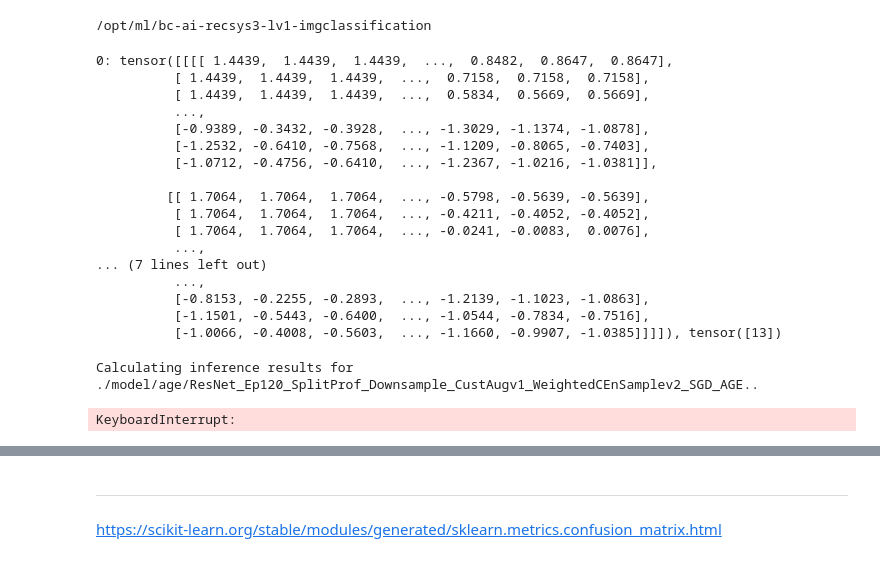
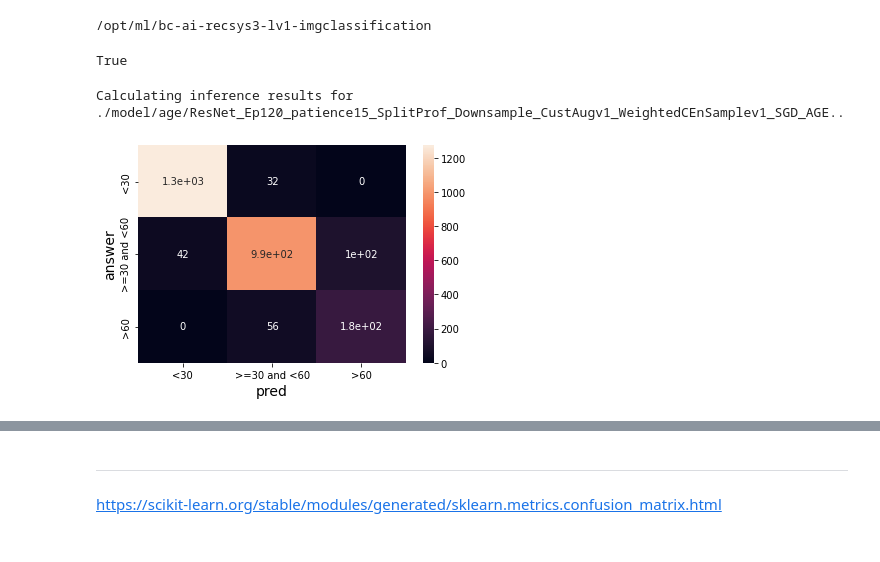
Before and after one commit to boostcampaitech3/level1-image-classification-level1-recsys-03, a Jupyter notebook: data_viz.ipynb, the cells around one changed output, grey strips where cells are left out. Drawn from its saved outputs; the diff is of its cells as text; code cells hidden in the pictures.

Commit message:
viz confusion matrix n model performance

```diff
--- a/data_viz.ipynb
+++ b/data_viz.ipynb
@@ -663,7 +666,7 @@ def get_dataloader(label: str='multi'):
         dataset,
         # batch_size=args.batch_size,
         num_workers=multiprocessing.cpu_count()//2,
-        # shuffle=True,
+        shuffle=True,
         pin_memory=use_cuda,
         drop_last=True,
         # sampler=sampler,
@@ -685,29 +688,6 @@ def get_dataloader(label: str='multi'):
     #         drop_last=False,
     #     )
     return dataloader
-# %%
-dataloader = get_dataloader()
-for idx, data in enumerate(dataloader):
-    print(f'{idx}: {data[0]}, {data[1]}')
-    break
-# %% [output]
-0: tensor([[[[ 1.4439,  1.4439,  1.4439,  ...,  0.8482,  0.8647,  0.8647],
-          [ 1.4439,  1.4439,  1.4439,  ...,  0.7158,  0.7158,  0.7158],
-          [ 1.4439,  1.4439,  1.4439,  ...,  0.5834,  0.5669,  0.5669],
-          ...,
-          [-0.9389, -0.3432, -0.3928,  ..., -1.3029, -1.1374, -1.0878],
-          [-1.2532, -0.6410, -0.7568,  ..., -1.1209, -0.8065, -0.7403],
-          [-1.0712, -0.4756, -0.6410,  ..., -1.2367, -1.0216, -1.0381]],
-
-         [[ 1.7064,  1.7064,  1.7064,  ..., -0.5798, -0.5639, -0.5639],
-          [ 1.7064,  1.7064,  1.7064,  ..., -0.4211, -0.4052, -0.4052],
-          [ 1.7064,  1.7064,  1.7064,  ..., -0.0241, -0.0083,  0.0076],
-          ...,
-... (7 lines left out)
-          ...,
-          [-0.8153, -0.2255, -0.2893,  ..., -1.2139, -1.1023, -1.0863],
-          [-1.1501, -0.5443, -0.6400,  ..., -1.0544, -0.7834, -0.7516],
-          [-1.0066, -0.4008, -0.5603,  ..., -1.1660, -0.9907, -1.0385]]]]), tensor([13])
 # %%
 from train import parse_model_param
 
@@ -749,7 +729,7 @@ class ModelEvaluator:
         # print(model_param)
         return model_param
 
-    def inference(self, model_param: dict=None):
+    def inference(self, n_samples: int=30000, model_param: dict=None):
         if model_param is None:
             model_param = self.model_param
 
@@ -761,7 +741,7 @@ class ModelEvaluator:
         params = parse_model_param(self.model_param['model_param'], pretrained=True)
 
         dataloader = get_dataloader(label)
-        preds = inference_model(dataloader, model_dir, model, self.num_classes_label[label], break_idx=3000, **params)
+        preds = inference_model(dataloader, model_dir, model, self.num_classes_label[label], 10000, **params)
         return preds
 
     def display_cfmatrix(self):
@@ -769,16 +749,19 @@ class ModelEvaluator:
             self.model_param['label'],
             self.model_param['num_classes'],
             self.ans,
-            self.pred
+            self.preds
         )
 
     def display_incorrect(self, n_display: int=10):
         show(self.wrong, n_display)
+# %%
+torch.cuda.is_available()
+# %% [output]
+True
 # %%
-script_age = 'python train.py --epochs 120 --dataset MaskSplitByProfileDataset --augmentation CustomAugmentation --model PretrainedModels --model_param resnet false --optimizer SGD --name ResNet_Ep120_SplitProf_Downsample_CustAugv1_WeightedCEnSamplev2_SGD_AGE --label age'
+script_age = 'python train.py --epochs 120 --dataset MaskSplitByProfileDataset --augmentation CustomAugmentation --model PretrainedModels --model_param resnet false --optimizer SGD --name ResNet_Ep120_patience15_SplitProf_Downsample_CustAugv1_WeightedCEnSamplev1_SGD_AGE --label age'
 # model_param = parse_script(script)
 # ans, preds, wrong = get_preds(model_param)
 age_eval = ModelEvaluator(script_age)
 # %% [output]
-Calculating inference results for ./model/age/ResNet_Ep120_SplitProf_Downsample_CustAugv1_WeightedCEnSamplev2_SGD_AGE..
+Calculating inference results for ./model/age/ResNet_Ep120_patience15_SplitProf_Downsample_CustAugv1_WeightedCEnSamplev1_SGD_AGE..
-KeyboardInterrupt:
@@ -791 +768,5 @@ display_cfmatrix(model_param['label'], model_param['num_classes'], ans)
+# %%
+age_eval.display_cfmatrix()
+# %% [output]
+[figure, added]
 # %%
```
Also changed, not shown: parts of 7 cells of this notebook.
